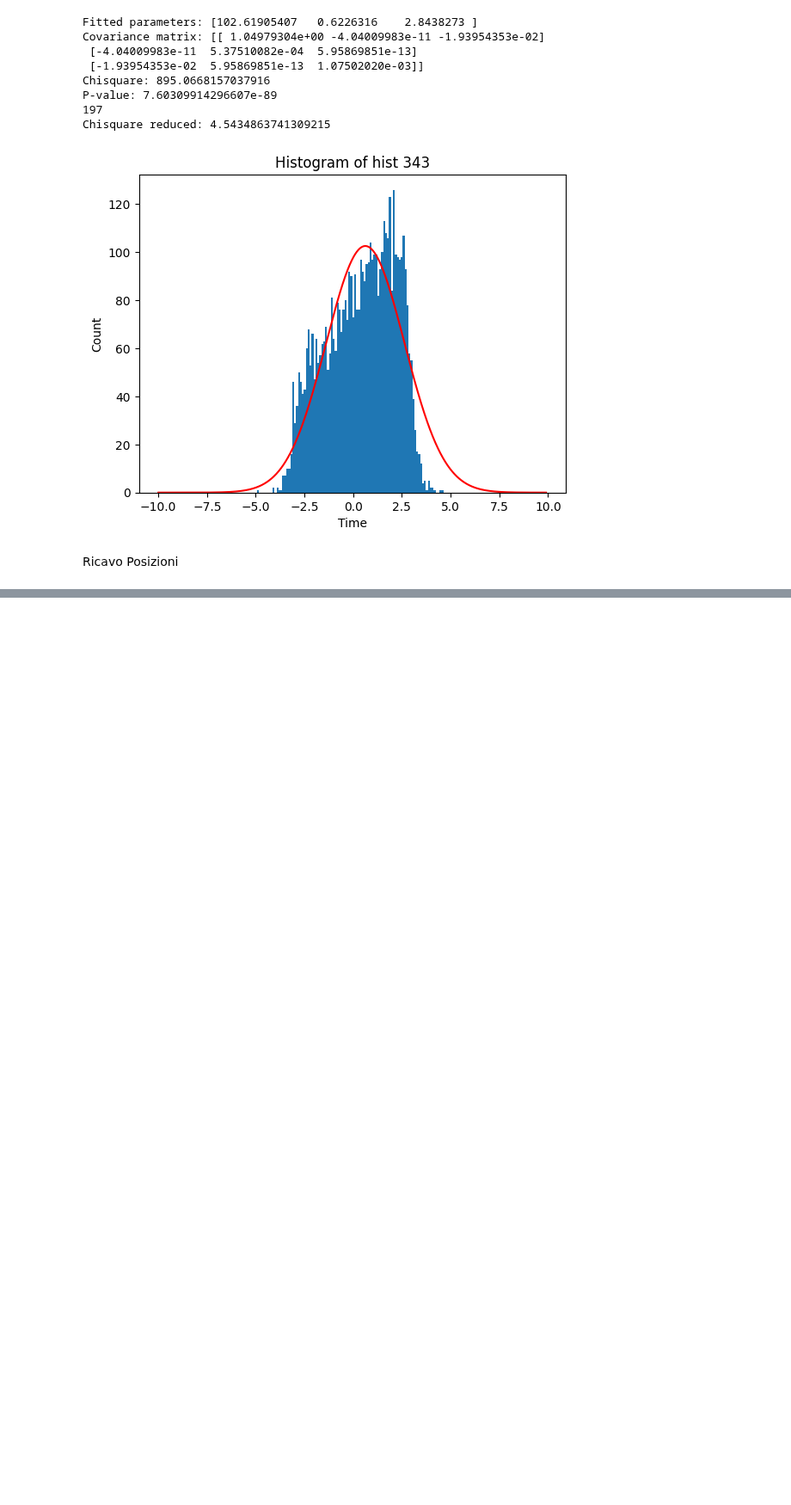
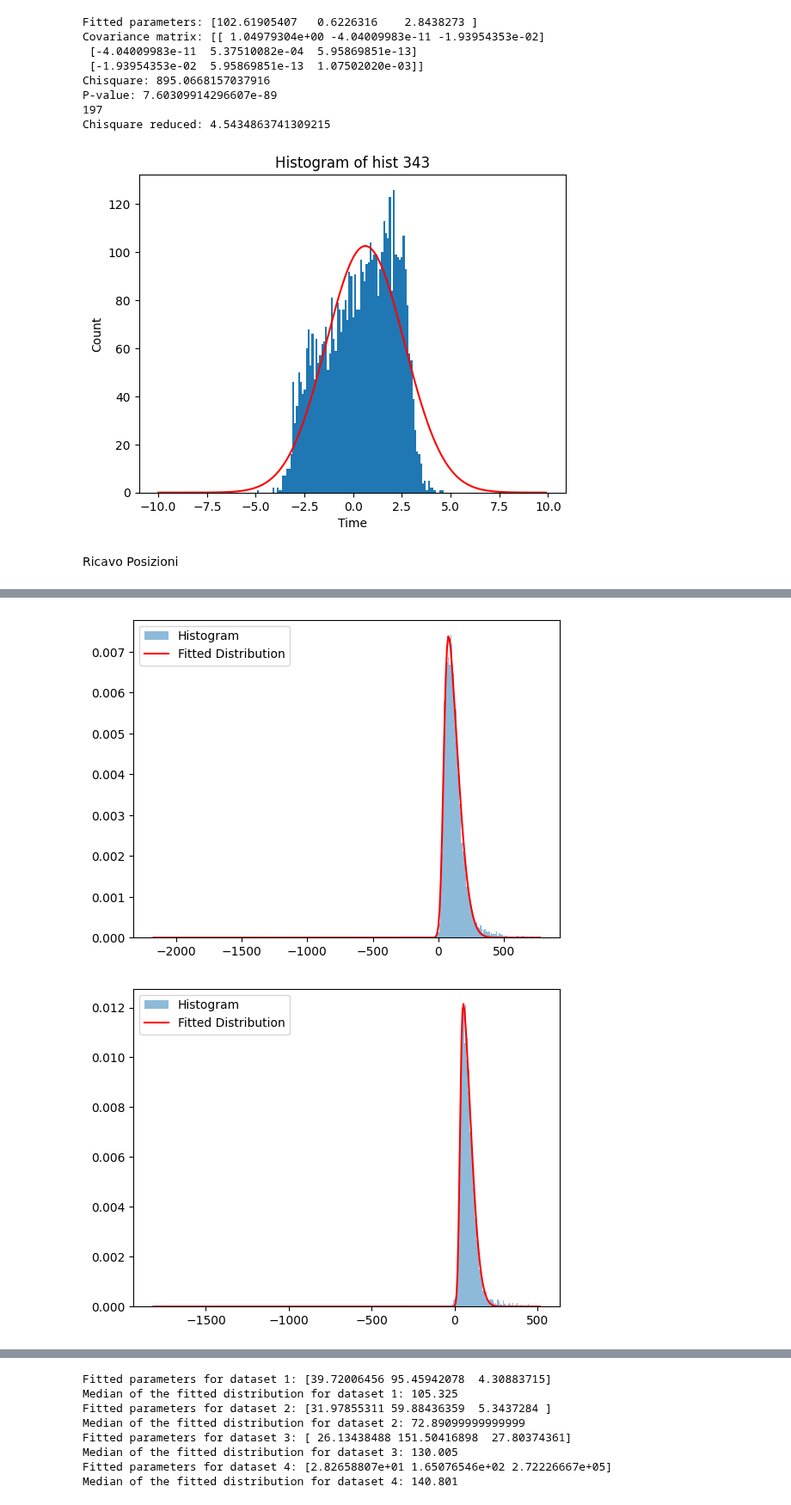
Before and after one commit to francescouni0/FisMedLab, a Jupyter notebook: Plastici/Acquisizione Na-22 Esperienza Scintillatori-20230427T155444Z-001/Acquisizione Na-22 Esperienza Scintillatori/Position.ipynb, the cells around one changed output, grey strips where cells are left out. Shown at 86% size. Saved outputs shown, nothing was run; the diff lists cells and outputs as text; code cells hidden in the pictures; blank space fills up the shorter version.

```diff
--- a/Plastici/Acquisizione Na-22 Esperienza Scintillatori-20230427T155444Z-001/Acquisizione Na-22 Esperienza Scintillatori/Position.ipynb
+++ b/Plastici/Acquisizione Na-22 Esperienza Scintillatori-20230427T155444Z-001/Acquisizione Na-22 Esperienza Scintillatori/Position.ipynb
@@ -15,7 +16,7 @@ delta_t_12_2=t2_2-t1_2
 delta_t_34_2=t4_2-t3_2
 
 
-t1_3,t2_3,t3_3,t4_3,a1_3,a3_3,a3_3,a4_3 = np.loadtxt('Position_3.txt',unpack=True)
+t1_3,t2_3,t3_3,t4_3,a1_3,a2_3,a3_3,a4_3 = np.loadtxt('Position_3.txt',unpack=True)
 
 delta_t_12_3=t2_3-t1_3
 delta_t_34_3=t4_3-t3_3
@@ -250,0 +264,2 @@ print(position3_34)
+# %%
+x=np.linspace(0,100,100)
@@ -250,0 +276,47 @@ print(position3_34)
+# %%
+import numpy as np
+import matplotlib.pyplot as plt
+from scipy import stats
+
+data=np.array([a1_1,a2_1,a3_1,a4_1])
+# Create an array to store the fitted distribution parameters
+fitted_params = []
+
+def skewed_distribution(x, mu, sigma, alpha):
+    return stats.skewnorm.pdf(x, alpha, loc=mu, scale=sigma)
+
+# Create an array to store the fitted distribution parameters
+fitted_params = []
+fitted_medians = []
+# Iterate over each dataset
+for dataset in data:
+    # Generate the histogram using numpy.histogram
+    hist, bin_edges = np.histogram(dataset, bins='auto', density=True)
+
+    # Generate the corresponding x-values based on the histogram bin edges
+    x = (bin_edges[:-1] + bin_edges[1:]) / 2
+
+    # Fit the skewed distribution to the histogram data using curve_fit
+    initial_guess = [np.mean(dataset), np.std(dataset), 1]  # Initial parameter guess
+    params, _ = curve_fit(skewed_distribution, x, hist, p0=initial_guess)
+    fitted_params.append(params)
+
+    # Generate the fitted distribution using the fitted parameters
+    fitted_distribution = skewed_distribution(x, *params)
+    median = np.median(dataset)
+    fitted_medians.append(median)
+
+    # Plot the histogram and the fitted distribution
+    plt.figure()
+    plt.hist(dataset, bins='auto', density=True, alpha=0.5, label='Histogram')
+    plt.plot(x, fitted_distribution, 'r-', label='Fitted Distribution')
+    plt.legend()
+    plt.show()
+
+# Print the fitted parameters for each dataset
+for i, (params, median) in enumerate(zip(fitted_params, fitted_medians)):
+    print(f"Fitted parameters for dataset {i+1}: {params}")
+    print(f"Median of the fitted distribution for dataset {i+1}: {median}")
+# %% [output]
+[figure, added]
+[figure, added]
@@ -250,0 +325,8 @@ print(position3_34)
+Fitted parameters for dataset 1: [39.72006456 95.45942078  4.30883715]
+Median of the fitted distribution for dataset 1: 105.325
+Fitted parameters for dataset 2: [31.97855311 59.88436359  5.3437284 ]
+Median of the fitted distribution for dataset 2: 72.89099999999999
+Fitted parameters for dataset 3: [ 26.13438488 151.50416898  27.80374361]
+Median of the fitted distribution for dataset 3: 130.005
+Fitted parameters for dataset 4: [2.82658807e+01 1.65076546e+02 2.72226667e+05]
+Median of the fitted distribution for dataset 4: 140.801
```
Also changed, not shown: parts of 12 cells of this notebook.
